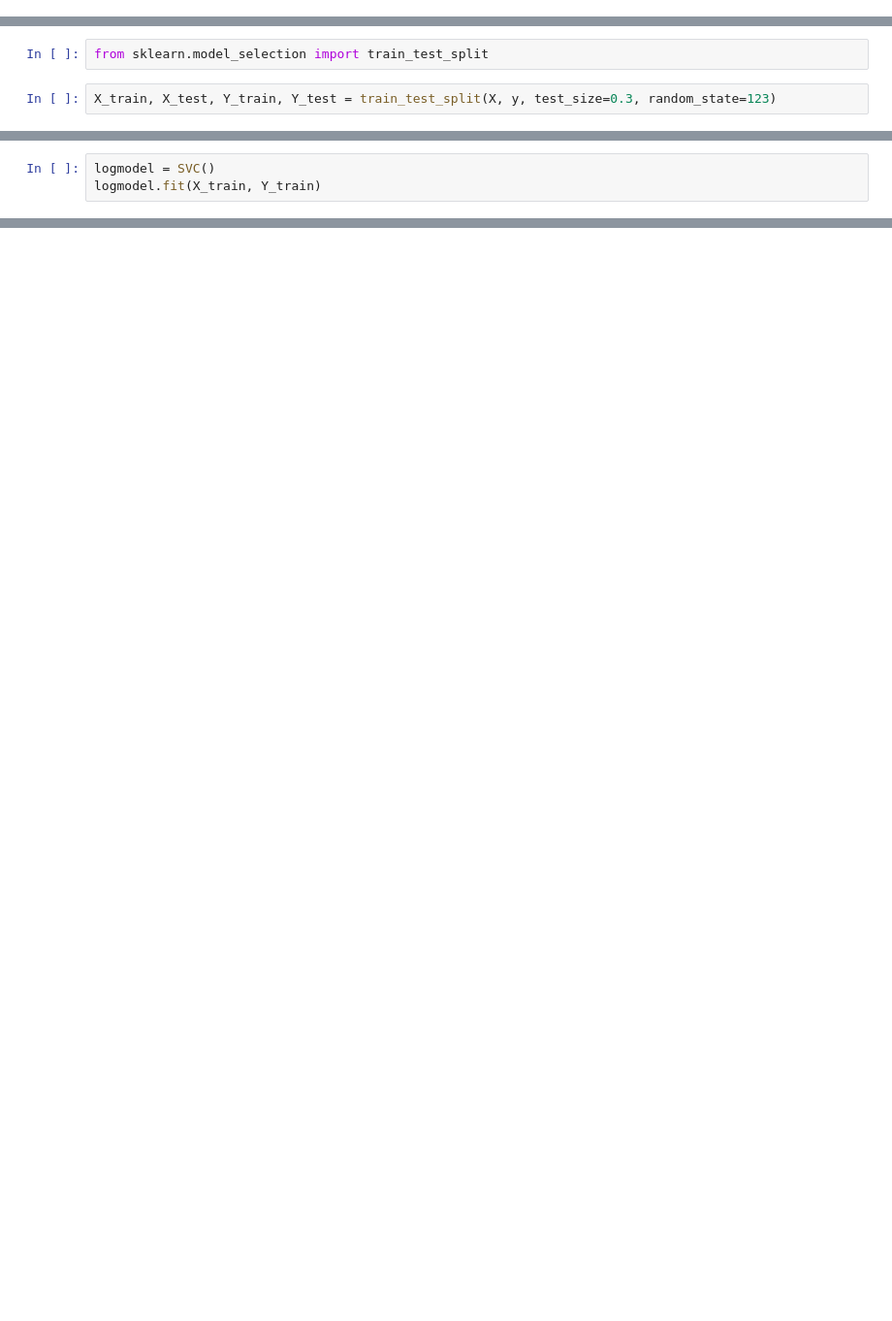
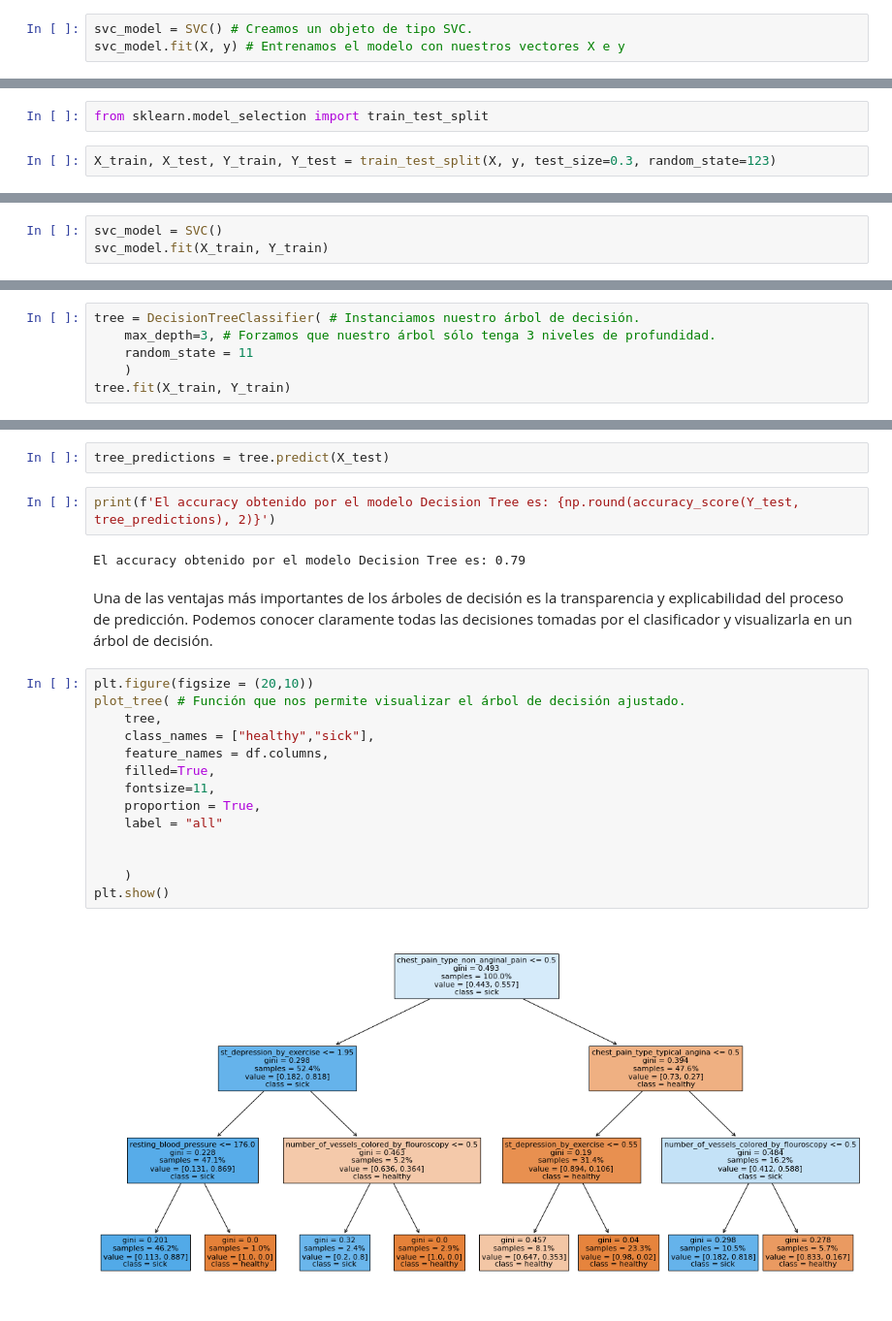
Before and after one commit to fvillena/biocompu, a Jupyter notebook: clases practicas/Clase_práctica_1.ipynb, the cells around one changed output, grey strips where cells are left out. Shown at 97% size. Drawn from its saved outputs; the diff is of its cells as text; blank space fills up the shorter version.

```diff
--- a/clases practicas/Clase_práctica_1.ipynb
+++ b/clases practicas/Clase_práctica_1.ipynb
@@ -299,0 +303,3 @@ SVC()
+# %%
+svc_model = SVC() # Creamos un objeto de tipo SVC.
+svc_model.fit(X, y) # Entrenamos el modelo con nuestros vectores X e y
@@ -330,3 +342,0 @@ Luego, entrenamos nuestro modelo sobre el conjunto de entrenamiento.
-# %%
-logmodel = SVC()
-logmodel.fit(X_train, Y_train)
@@ -431,0 +345,3 @@ De los resultados podemos ver que el algoritmo que obtuvo mejor rendimiento fue
+# %%
+svc_model = SVC()
+svc_model.fit(X_train, Y_train)
@@ -431,0 +384,6 @@ De los resultados podemos ver que el algoritmo que obtuvo mejor rendimiento fue
+# %%
+tree = DecisionTreeClassifier( # Instanciamos nuestro árbol de decisión.
+    max_depth=3, # Forzamos que nuestro árbol sólo tenga 3 niveles de profundidad.
+    random_state = 11
+    )
+tree.fit(X_train, Y_train)
@@ -431,0 +392,24 @@ De los resultados podemos ver que el algoritmo que obtuvo mejor rendimiento fue
+# %%
+tree_predictions = tree.predict(X_test)
+# %%
+print(f'El accuracy obtenido por el modelo Decision Tree es: {np.round(accuracy_score(Y_test, tree_predictions), 2)}')
+# %% [output]
+El accuracy obtenido por el modelo Decision Tree es: 0.79
+# %% [markdown]
+Una de las ventajas más importantes de los árboles de decisión es la transparencia y explicabilidad del proceso de predicción. Podemos conocer claramente todas las decisiones tomadas por el clasificador y visualizarla en un árbol de decisión.
+# %%
+plt.figure(figsize = (20,10))
+plot_tree( # Función que nos permite visualizar el árbol de decisión ajustado.
+    tree,
+    class_names = ["healthy","sick"],
+    feature_names = df.columns,
+    filled=True,
+    fontsize=11,
+    proportion = True,
+    label = "all"
+
+
+    )
+plt.show()
+# %% [output]
+[figure, added]
```
Also changed, not shown: parts of 64 cells of this notebook, 2 other files.
